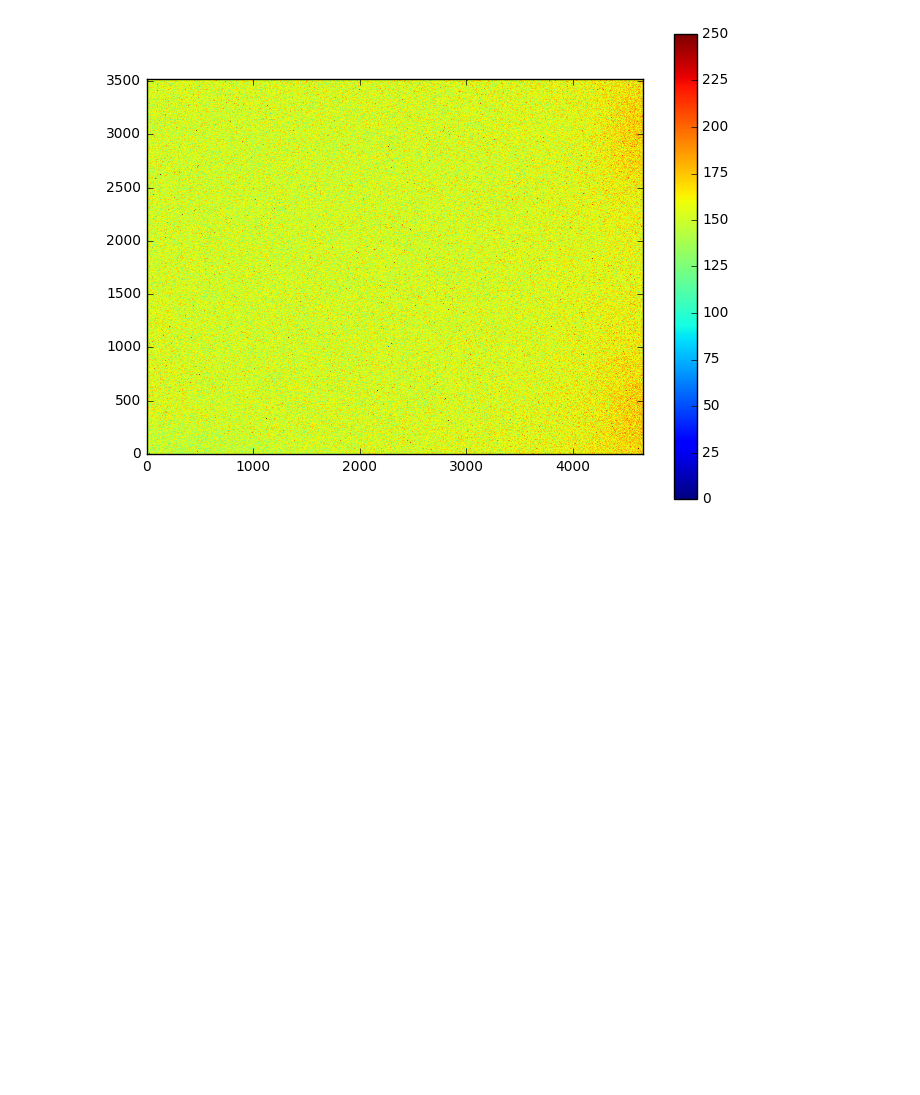
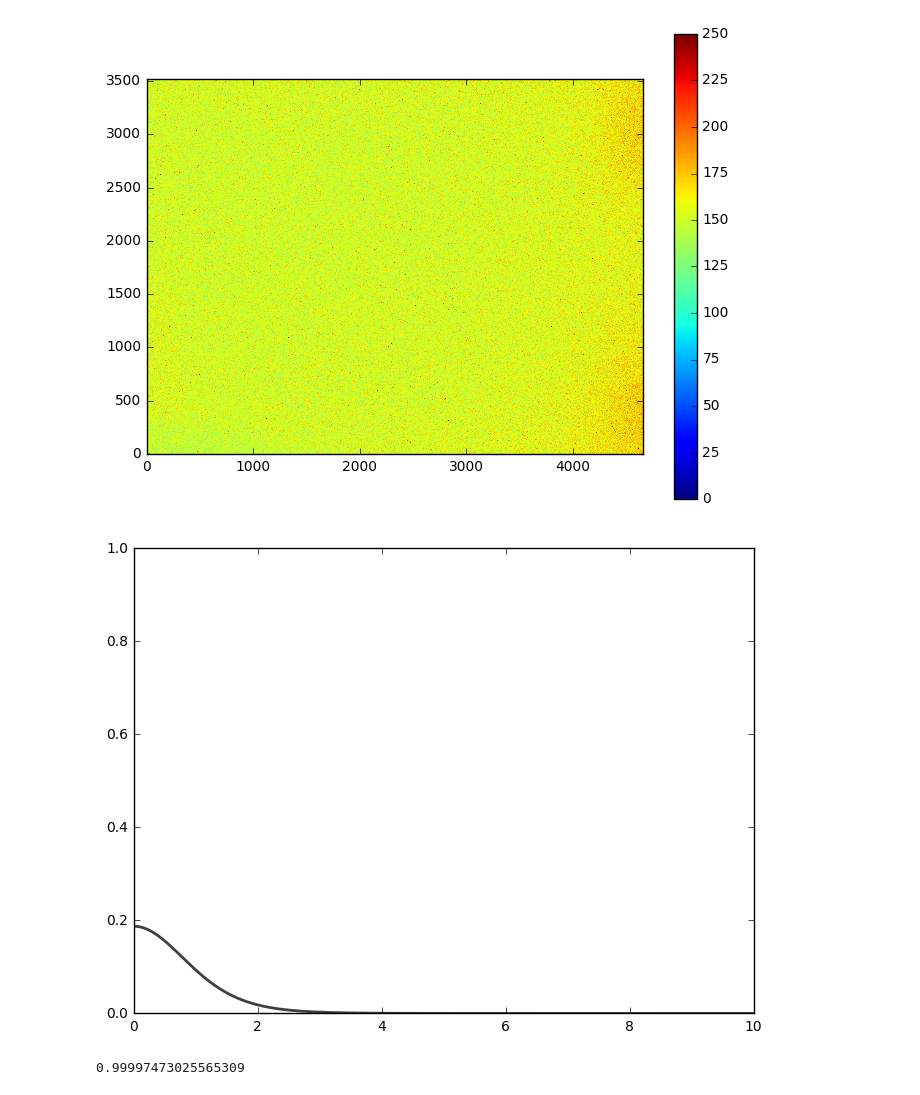
Before and after one commit to AnthonyHorton/signal-to-noise, a Jupyter notebook: Huntsman SNR.ipynb, the cells around one changed output. Saved outputs shown, nothing was run; the diff lists cells and outputs as text; code cells hidden in the pictures; blank space fills up the shorter version.

Commit message:
calculation of area using Moffat (in progress)

```diff
--- a/Huntsman SNR.ipynb
+++ b/Huntsman SNR.ipynb
@@ -626,3 +634,19 @@ plt.colorbar()
 # %% [output]
 <matplotlib.colorbar.Colorbar at 0x...>
 [figure]
+# %%
+from astropy.modeling.models import Moffat1D
+plt.figure()
+s1 = Moffat1D()
+r = np.arange(0, 10, .001)
+s1.alpha = 4.765
+s1.gamma = 1/(2**(1/s1.alpha) - 1)**0.5
+s1.amplitude = (s1.alpha-1)/(np.pi * s1.gamma**2)
+plt.plot(r, s1(r), color=str(0.25), lw=2)
+i0 = np.trapz(2*np.pi*r*s1(r), r)
+plt.axis([0, 10, 0, 1])
+plt.show()
+i0
+# %% [output]
+[figure, added]
+0.99997473025565309
```
Also changed, not shown: parts of 5 cells of this notebook.
